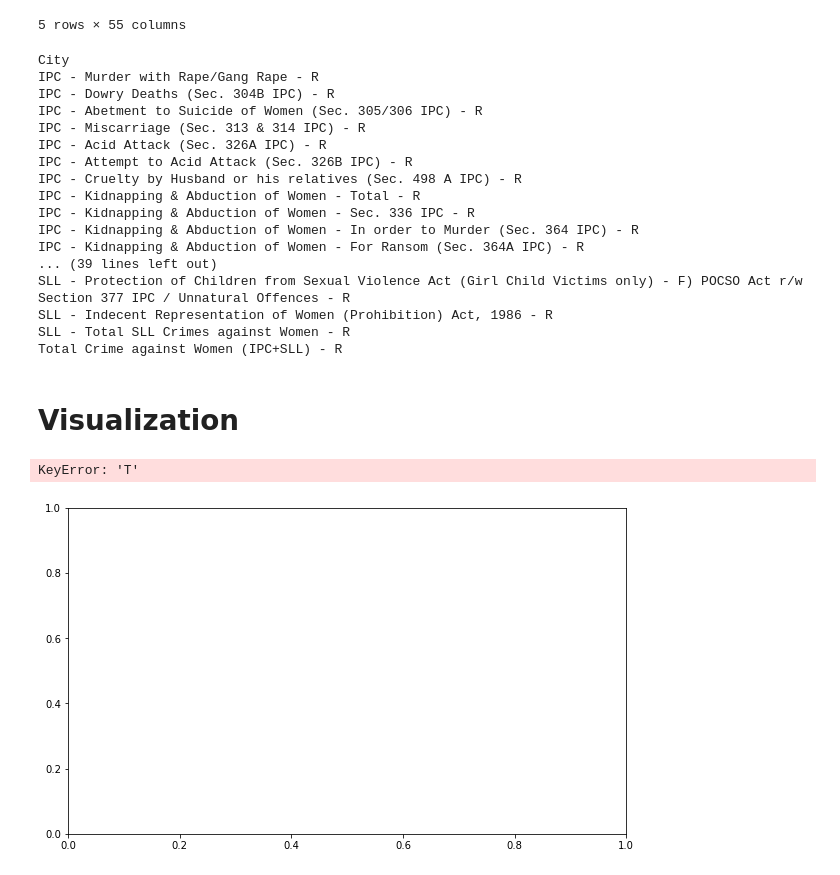
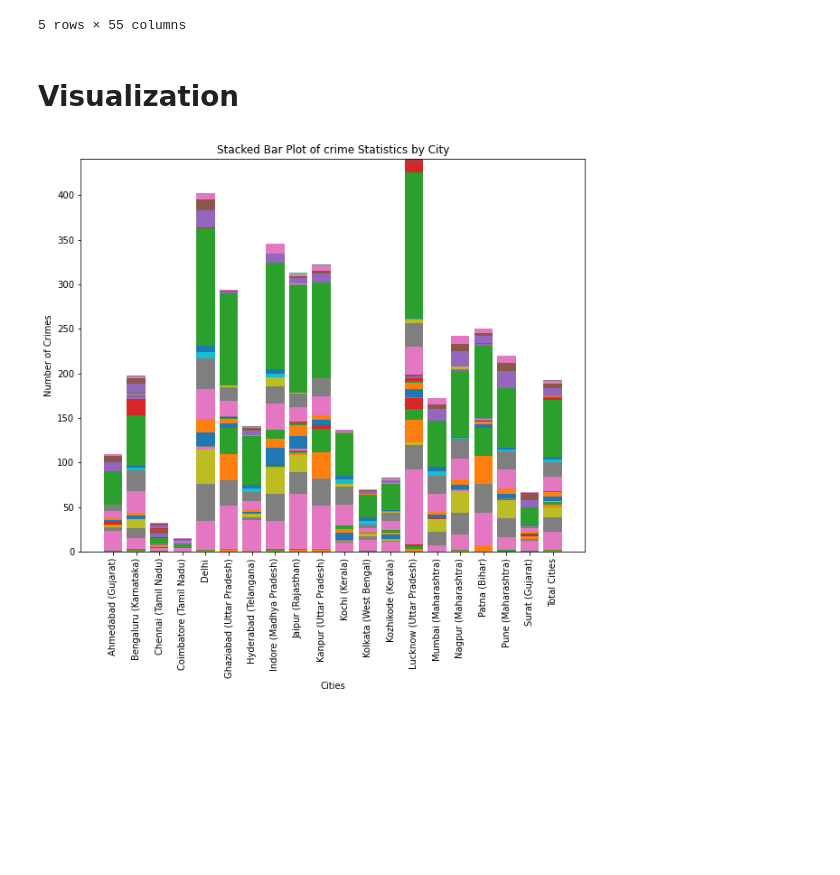
Before and after one commit to mansi05041/CrimeAgainstWomen, a Jupyter notebook: 2017CrimeAgainstWomen.ipynb, the cells around one changed output. Saved outputs shown, nothing was run; the diff lists cells and outputs as text; code cells hidden in the pictures; blank space fills up the shorter version.

Commit message:
Update 2017CrimeAgainstWomen.ipynb
ADD NEW GRAPHS

```diff
--- a/2017CrimeAgainstWomen.ipynb
+++ b/2017CrimeAgainstWomen.ipynb
@@ -31,5 +31,3 @@ def removeCol(columns):
     return new_col
 # %%
 data2017.columns = removeCol(data2017.columns)
-for col in data2017.columns:
-    print(col)
@@ -90,52 +70,34 @@ df2017.head()
 | 3 | Coimbatore (Tamil Nadu) | 0.0 | 0.0 | 0.0 | 0.0 | ... |
 | 4 | Delhi | 0.1 | 1.3 | 0.5 | 0.0 | ... |
 5 rows × 55 columns
-# %%
-for col in df2017.columns:
-    print(col)
-# %% [output]
-City
-IPC - Murder with Rape/Gang Rape - R
-IPC - Dowry Deaths (Sec. 304B IPC) - R
-IPC - Abetment to Suicide of Women (Sec. 305/306 IPC) - R
-IPC - Miscarriage (Sec. 313 & 314 IPC) - R
-IPC - Acid Attack (Sec. 326A IPC) - R
-IPC - Attempt to Acid Attack (Sec. 326B IPC) - R
-IPC - Cruelty by Husband or his relatives (Sec. 498 A IPC) - R
-IPC - Kidnapping & Abduction of Women - Total - R
-IPC - Kidnapping & Abduction of Women - Sec. 336 IPC - R
-IPC - Kidnapping & Abduction of Women - In order to Murder (Sec. 364 IPC) - R
-IPC - Kidnapping & Abduction of Women - For Ransom (Sec. 364A IPC) - R
-... (39 lines left out)
-SLL - Protection of Children from Sexual Violence Act (Girl Child Victims only) - F) POCSO Act r/w Section 377 IPC / Unnatural Offences - R
-SLL - Indecent Representation of Women (Prohibition) Act, 1986 - R
-SLL - Total SLL Crimes against Women - R
-Total Crime against Women (IPC+SLL) - R
 # %% [markdown]
 # Visualization
 # %%
-cities = df2017['City'].tolist()
-typeCrime = df2017.columns[1:]
+cities = df2017['City']
+typeCrime = df2017.columns[1:53]
 # %%
 # Compare the distribution of different types of crimes within each city
 
 # Creating stacked bar plot
-fig, ax = plt.subplots(figsize=(10,6))
-bottom = np.zeros(len(cities))
+plt.figure(figsize=(10,8))
+bottom = None
 
-for i, typeCrime in enumerate(typeCrime):
-    ax.bar(cities, df2017[typeCrime],bottom = bottom, label=typeCrime)
-    bottom+=df2017[typeCrime]
+for category in typeCrime:
+    if bottom is None:
+        plt.bar(cities,df2017[category],label=category)
+        bottom = df2017[category]
+    else:
+        plt.bar(cities,df2017[category],bottom=bottom,label=category)
+        bottom+= df2017[category]
 
 # Adding labels and legend
-ax.set_xlabel("Cities")
-ax.set_ylabel("Number of crimes")
-ax.set_title("Stacked Bar Plot of Crimes by city")
+plt.xlabel('Cities')
+plt.ylabel('Number of Crimes')
+plt.title('Stacked Bar Plot of crime Statistics by City')
 
 # Displaying the plot
 plt.xticks(rotation=90)
-plt.tight_layout()
+
 plt.show()
 # %% [output]
-KeyError: 'T'
-[figure, old version]
+[figure, new version]
```
Also changed, not shown: parts of 13 cells of this notebook.
